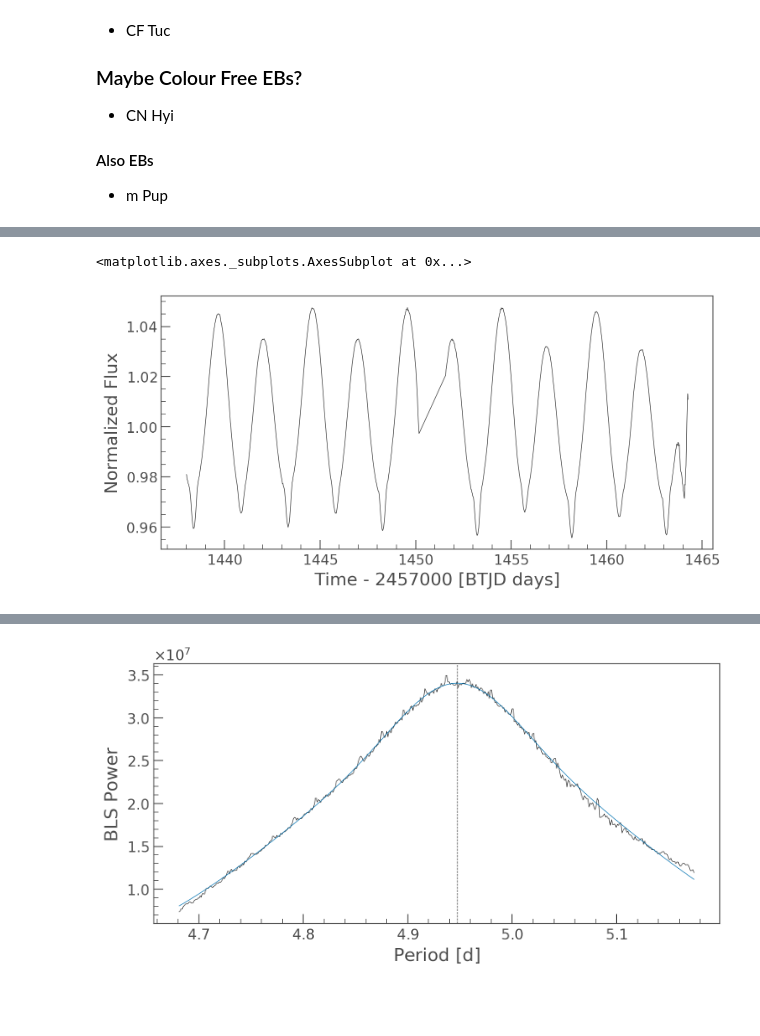
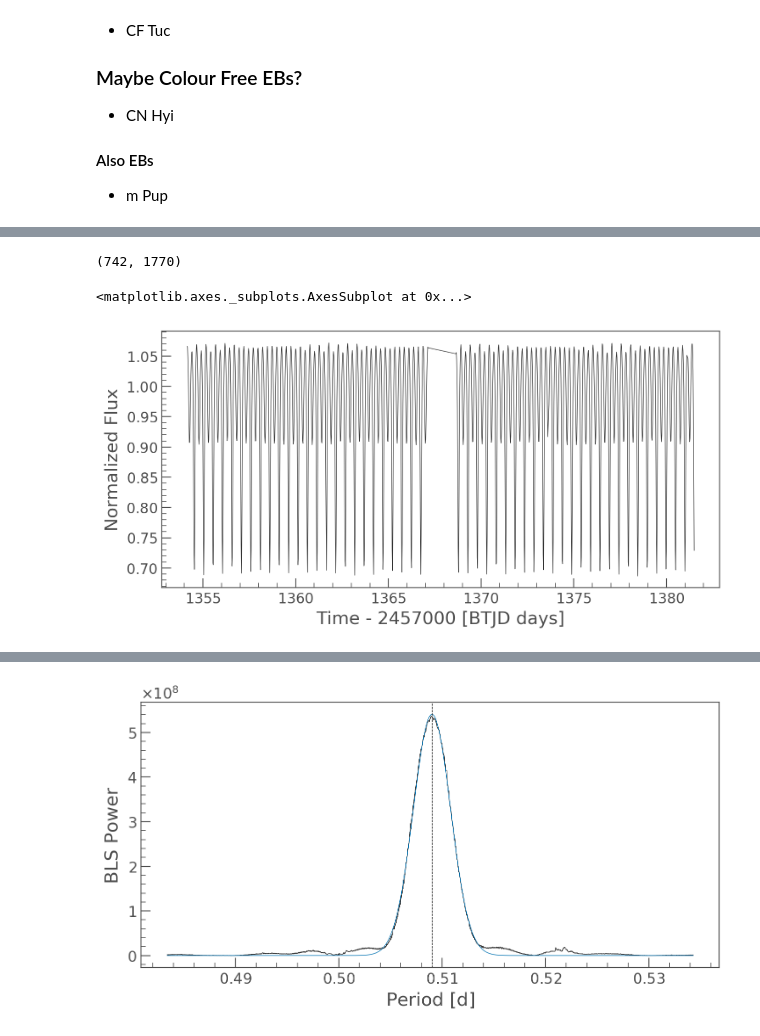
Before and after one commit to christinahedges/chromo, a Jupyter notebook: notebooks/chromo-demo.ipynb, the cells around one changed output, grey strips where cells are left out. Saved outputs shown, nothing was run; the diff lists cells and outputs as text; code cells hidden in the pictures; blank space fills up the shorter version.

```diff
--- a/notebooks/chromo-demo.ipynb
+++ b/notebooks/chromo-demo.ipynb
@@ -53,7 +53,7 @@ from scipy.stats import pearsonr
 * m Pup
 # %%
 # Grab an object
-tic = 'SZ Pic'
+tic = 'EE Aqr '
 # %%
 sr = lk.search_tesscut(tic)
 # %%
@@ -69,6 +67,6 @@ target_name productFilename        description         distance
 # %%
 # Download an FFI cut out!
-raw_tpf = sr[0].download(cutout_size=[20, 20])
+raw_tpf = sr[0].download(cutout_size=[40, 40])
 
 # Cut out any jitter
 k = ~((raw_tpf.time > 1346) & (raw_tpf.time < 1350))
@@ -100,15 +98,19 @@ tpf.plot(scale='log')
+# %%
+tpf.row, tpf.column
+# %% [output]
+(742, 1770)
 # %%
 # Take a look!
 lc = tpf.to_lightcurve().normalize()
 lc.plot()
 # %% [output]
 <matplotlib.axes._subplots.AxesSubplot at 0x...>
-[figure, old version]
+[figure, new version]
 # %%
 # Find the period and t0 using a BLS!
 
-duration = 0.3
-minimum_period = 3
+duration = 0.1
+minimum_period = 0.5
 p = lc.to_periodogram('bls', duration=duration, minimum_period=minimum_period, maximum_period=15)
 period = p.period_at_max_power.value
 p = lc.to_periodogram('bls', duration=duration, minimum_period=period * 0.95, maximum_period=period * 1.05, frequency_factor=0.1)
@@ -127,4 +128,4 @@ WARNING: The fit may be unsuccessful; check fit_info['message'] for more informa
-[figure, old version]
+[figure, new version]
 # %%
 nb = 100
 x_fold = (lc.time - t0 - period/2) / period % 1 - 0.5
```
Also changed, not shown: parts of 11 cells of this notebook, 3 other files.
